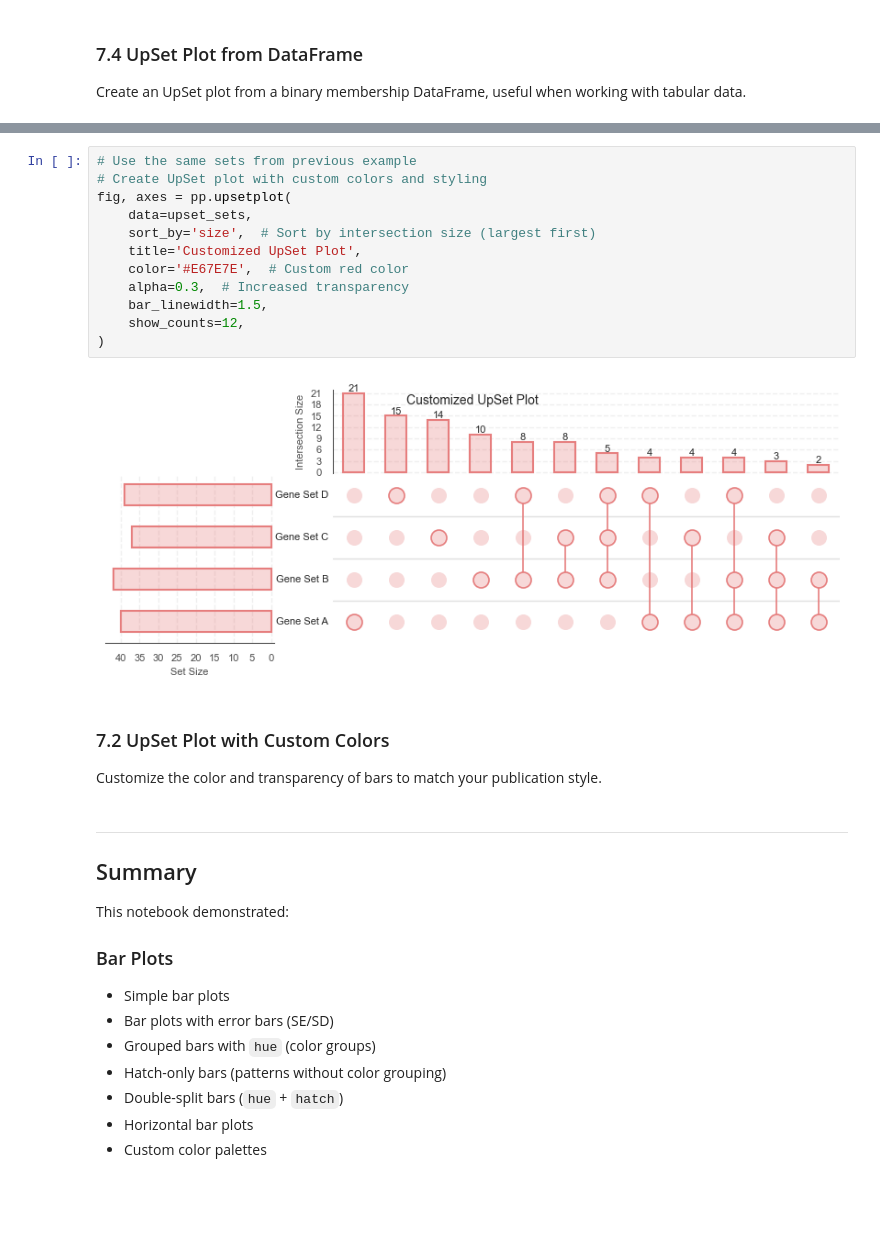
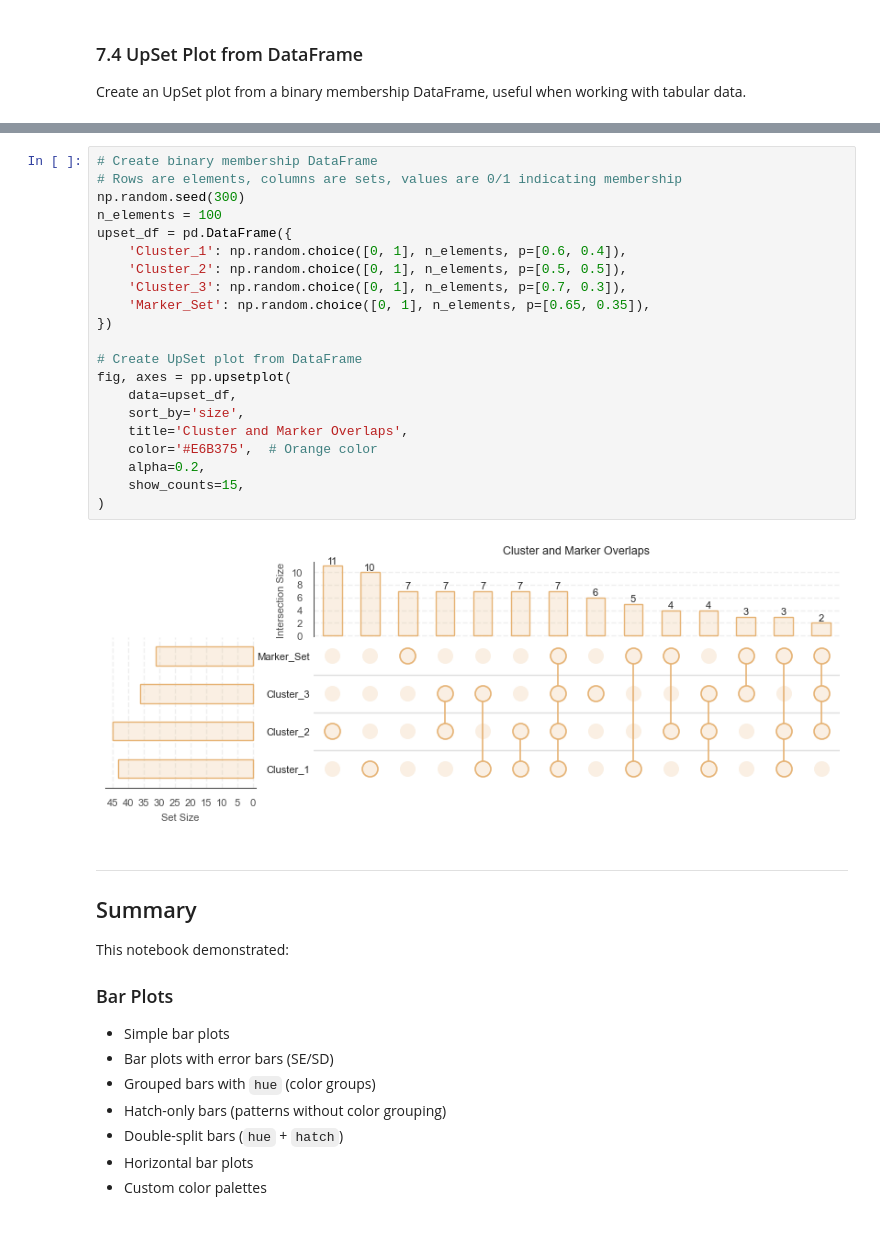
Before and after one commit to jorgebotas/prettyplot, a Jupyter notebook: examples.ipynb, the cells around one changed output, grey strips where cells are left out. Saved outputs shown, nothing was run; the diff lists cells and outputs as text; blank space fills up the shorter version.

```diff
--- a/examples.ipynb
+++ b/examples.ipynb
@@ -855,21 +838,26 @@ fig, axes = pp.upsetplot(
-# %%
-# Use the same sets from previous example
-# Create UpSet plot with custom colors and styling
-fig, axes = pp.upsetplot(
-    data=upset_sets,
-    sort_by='size',  # Sort by intersection size (largest first)
-    title='Customized UpSet Plot',
-    color='#E67E7E',  # Custom red color
-    alpha=0.3,  # Increased transparency
-    bar_linewidth=1.5,
-    show_counts=12,
-)
-# %% [output]
-[figure, removed]
-# %% [markdown]
-### 7.2 UpSet Plot with Custom Colors
-
-Customize the color and transparency of bars to match your publication style.
+# %%
+# Create binary membership DataFrame
+# Rows are elements, columns are sets, values are 0/1 indicating membership
+np.random.seed(300)
+n_elements = 100
+upset_df = pd.DataFrame({
+    'Cluster_1': np.random.choice([0, 1], n_elements, p=[0.6, 0.4]),
+    'Cluster_2': np.random.choice([0, 1], n_elements, p=[0.5, 0.5]),
+    'Cluster_3': np.random.choice([0, 1], n_elements, p=[0.7, 0.3]),
+    'Marker_Set': np.random.choice([0, 1], n_elements, p=[0.65, 0.35]),
+})
+
+# Create UpSet plot from DataFrame
+fig, axes = pp.upsetplot(
+    data=upset_df,
+    sort_by='size',
+    title='Cluster and Marker Overlaps',
+    color='#E6B375',  # Orange color
+    alpha=0.2,
+    show_counts=15,
+)
+# %% [output]
+[figure, added]
 # %% [markdown]
 ---
 
```
Also changed, not shown: parts of 9 cells of this notebook, 1 other file.
